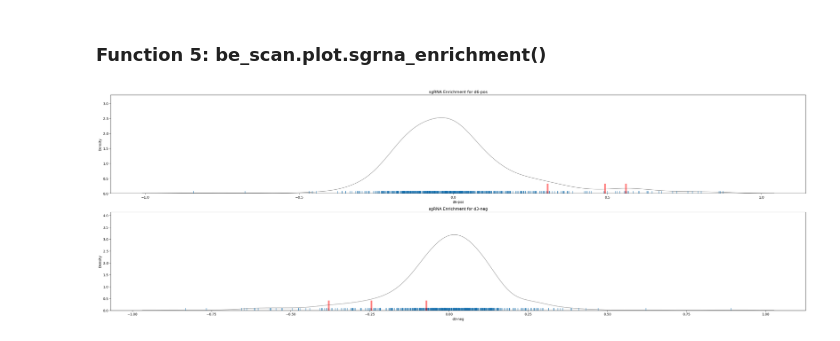
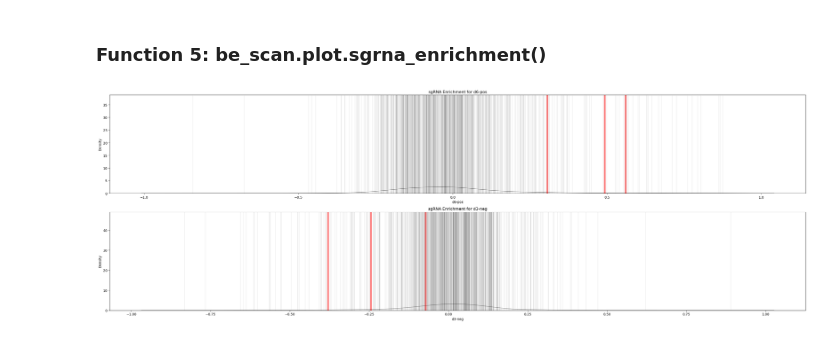
Before and after one commit to liaulab/be-scan, a Jupyter notebook: docs/source/notebooks/tutorial.ipynb, the cells around one changed output. Cells and saved outputs as stored; diff of their text form; code cells hidden in the pictures.

```diff
--- a/docs/source/notebooks/tutorial.ipynb
+++ b/docs/source/notebooks/tutorial.ipynb
@@ -451,14 +451,12 @@ be_scan.plot.boxplot(df_filepath  = plot_file, # data
 # %%
 import be_scan
 
 be_scan.plot.sgrna_enrichment(df_filepath  = plot_file, # data
                               comparisons  = ['d6-pos', 'd3-neg'],  # name of a column in data, each column is a graph
                               highlight=True, highlight_col='sgRNA_ID', highlight_vals=['DNMT3A2_149', 'DNMT3A2_150', 'DNMT3A2_151'],
 
                               savefig = False,
-                              rugplot_kws={'height':10.0, 'color':'black', 'linewidth':2, 'alpha':0.05},
-                              highlight_rugplot_kws={'height':0.1, 'color':'red', 'linewidth':5, 'alpha':0.5},
 
         )
 # %% [output]
-[figure, old version]
+[figure, new version]
```
Also changed, not shown: parts of 1 cell of this notebook, 1 other file.
